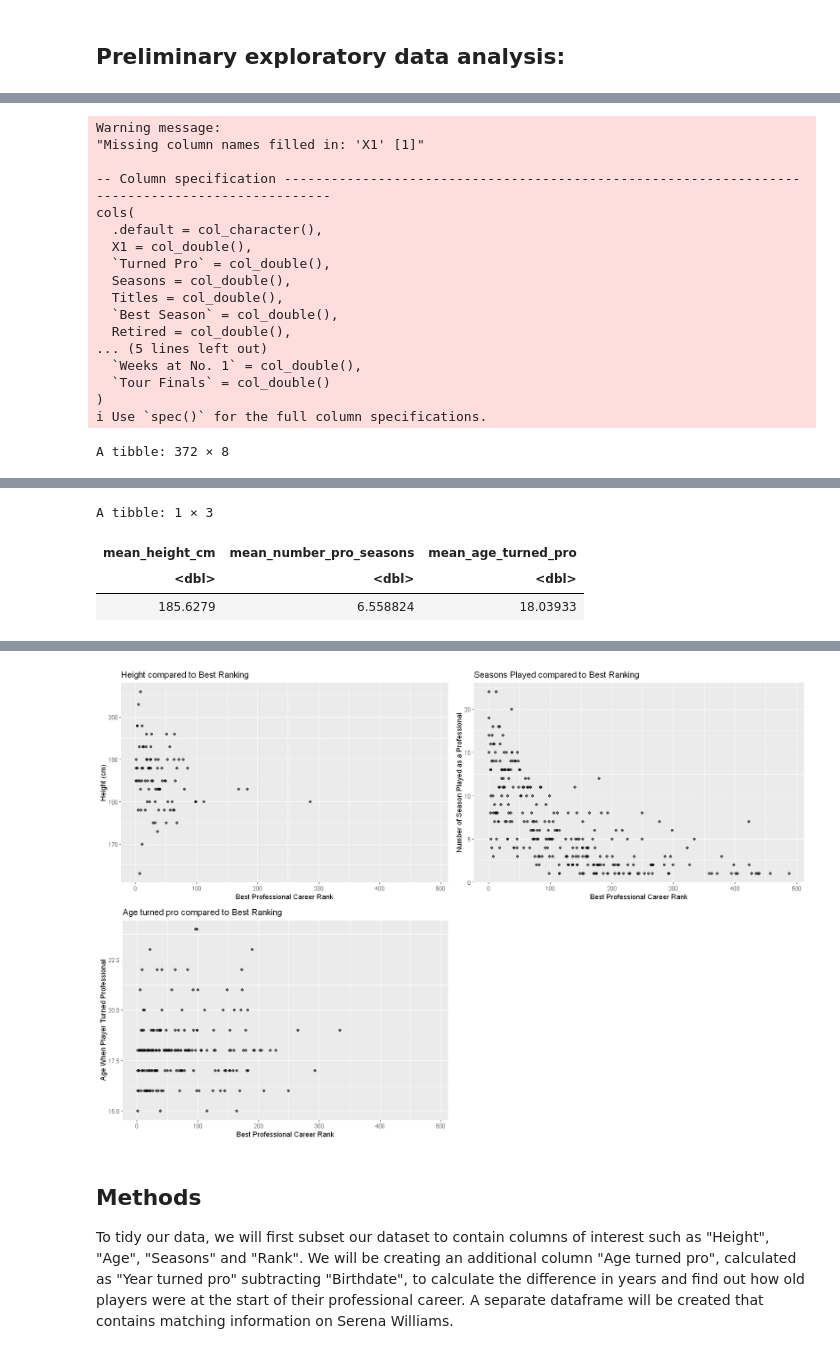
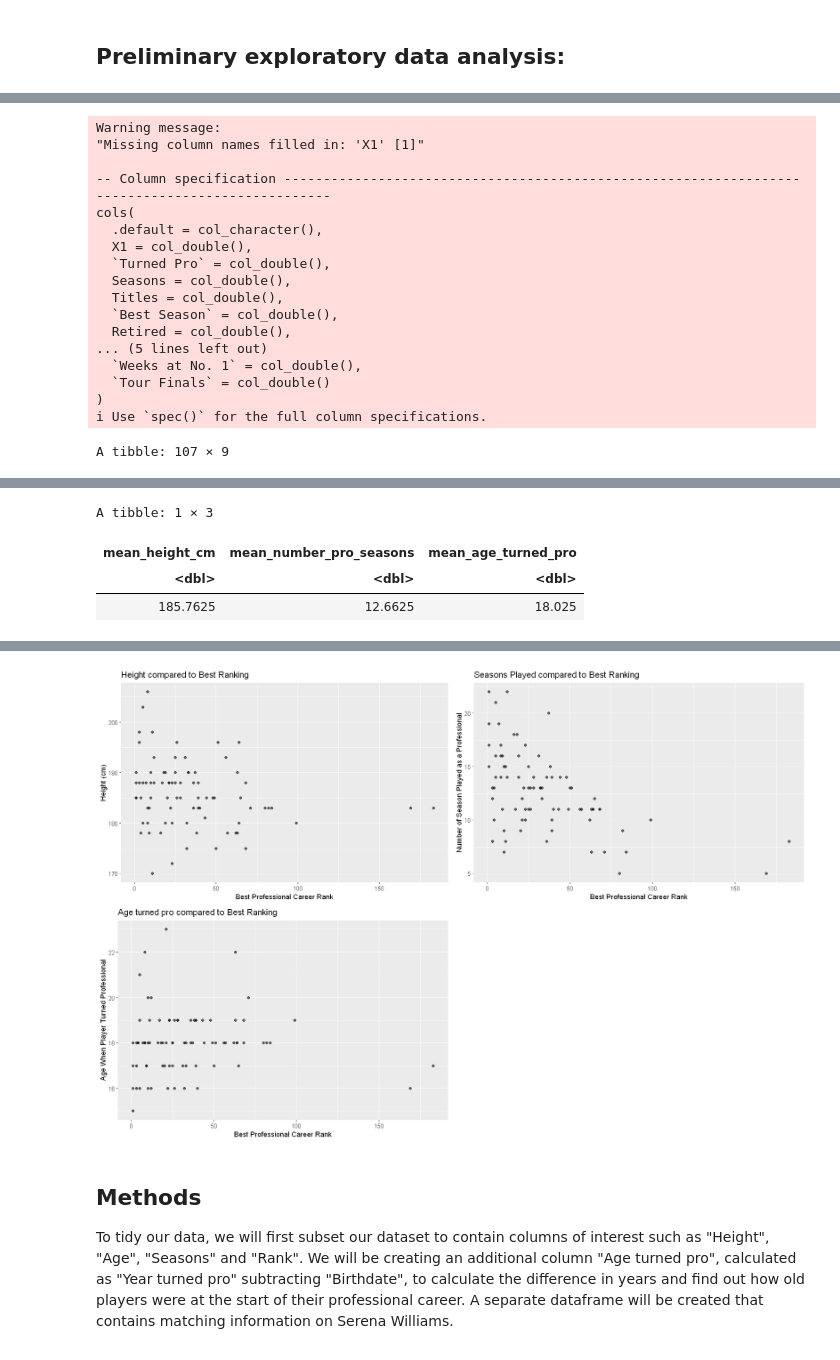
Before and after one commit to sandraradic/Tennis-Classification-Model, a Jupyter notebook: project_proposal.ipynb, the cells around one changed output, grey strips where cells are left out. Drawn from its saved outputs; the diff is of its cells as text; code cells hidden in the pictures.

Commit message:
dropped na's | added column | assigned labels | changed variable names

```diff
--- a/project_proposal.ipynb
+++ b/project_proposal.ipynb
@@ -20,7 +38,8 @@ player_stats <- read_csv("https://drive.google.com/uc?export=download&id=1_MECmU
 # select only the necessary columns
 
 player_stats_filtered <- player_stats %>%
-    select("Best Rank", Height, Seasons, Name, "Turned Pro", Age)
+    select("Best Rank", Height, Seasons, Name, "Turned Pro", Age) %>%
+    drop_na()
 
 
 
@@ -49,10 +68,30 @@ player_stats_tidy <- mutate(player_stats_tidy, Best_career_rank_to_date = as.int
 
 # create new column that lists a player's age when they turned pro
 
-player_stats_age_pro <- player_stats_tidy %>%
-     mutate(Age_turned_pro = Year_turned_pro - Birthdate)
+player_stats_tidy <- player_stats_tidy %>%
+     mutate(Age_turned_pro = Year_turned_pro - Birthdate) %>%
+    add_column(player_level = NA)
 
-# player_stats_age_pro
+
+for (row in 1:nrow(player_stats_tidy)) {
+    rank <- pull(player_stats_tidy[row, "Best_career_rank_to_date"])
+    if(rank < 11) {
+        player_stats_tidy[row, "player_level"] = "top"
+        } else if(rank > 10 & rank < 31) {
+        player_stats_tidy[row, "player_level"] = "competitive"
+        } else if(rank > 30 & rank < 51) {
+        player_stats_tidy[row, "player_level"] = "great"
+        } else if(rank > 50 & rank < 101) {
+        player_stats_tidy[row, "player_level"] = "good"
+        } else {
+        player_stats_tidy[row, "player_level"] = "average"
+        }
+    }
+
+player_stats_tidy <- player_stats_tidy %>%
+    mutate(player_level = as.factor(player_level))
+
+player_stats_tidy
 
 # create a dataframe for Serena Williams - currently contains junk data
 serena_data <- data.frame(Name = "Serena Williams", Age = 38, Birthdate = "(26-09-1981)", Year_turned_pro = 1995,
@@ -62,7 +101,7 @@ serena_data <- data.frame(Name = "Serena Williams", Age = 38, Birthdate = "(26-0
 
 #split the player data into training and testing sets
 set.seed(2021)
-player_stats_split <- initial_split(player_stats_age_pro, prop = 0.75, strata = Best_career_rank_to_date)
+player_stats_split <- initial_split(player_stats_tidy, prop = 0.75, strata = player_level)
     player_stats_training <- training(player_stats_split)
     player_stats_testing <- testing(player_stats_split)
 
@@ -114,4 +153,4 @@ cols(
   `Tour Finals` = col_double()
 )
 i Use `spec()` for the full column specifications.
-A tibble: 372 × 8
+A tibble: 107 × 9
@@ -136,4 +175,4 @@ A tibble: 372 × 8
 A tibble: 1 × 3
 | mean_height_cm | mean_number_pro_seasons | mean_age_turned_pro |
 | <dbl> | <dbl> | <dbl> |
-| 185.6279 | 6.558824 | 18.03933 |
+| 185.7625 | 12.6625 | 18.025 |
@@ -146,4 +179,4 @@ Warning message:
-[figure, old version]
+[figure, new version]
 # %% [markdown]
 ## Methods
 
```
Also changed, not shown: parts of 2 cells of this notebook.
